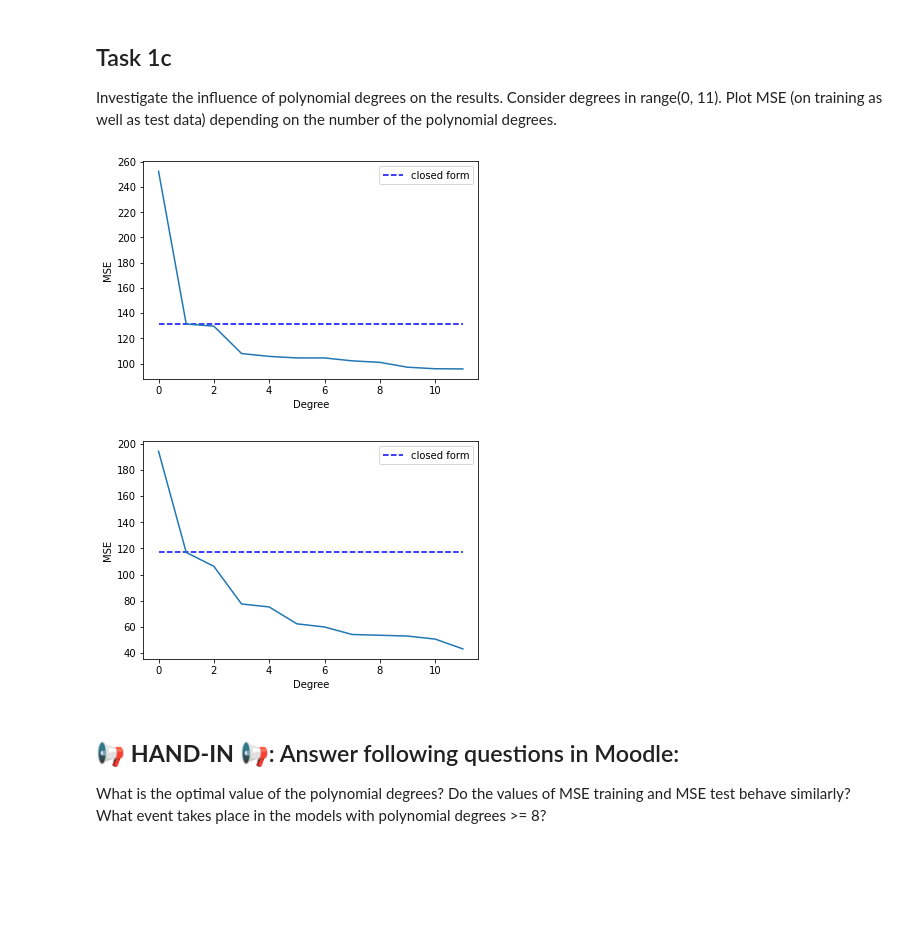
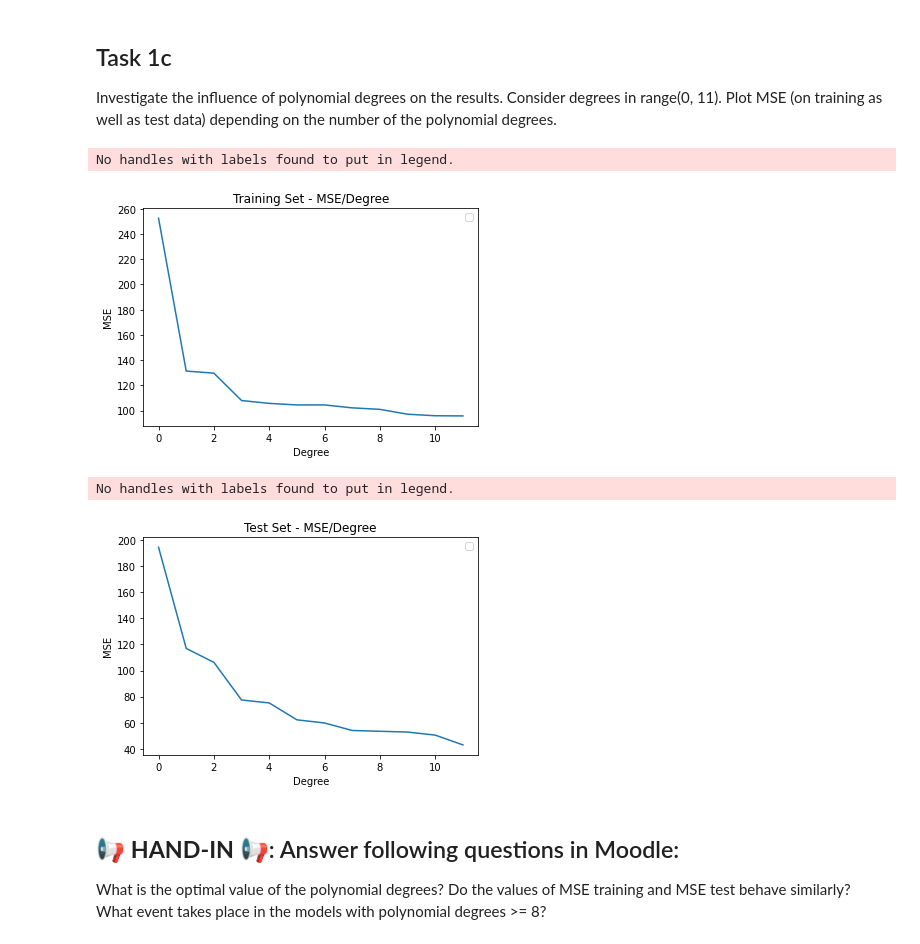
Before and after one commit to schazadm/mldm_hs22, a Jupyter notebook: labs/L04_Polynomial_and_Logistic_Regression_LAB_ASSIGNMENT.ipynb, the cells around one changed output. Cells and saved outputs as stored; diff of their text form; code cells hidden in the pictures; blank space fills up the shorter version.

```diff
--- a/labs/L04_Polynomial_and_Logistic_Regression_LAB_ASSIGNMENT.ipynb
+++ b/labs/L04_Polynomial_and_Logistic_Regression_LAB_ASSIGNMENT.ipynb
@@ -123,13 +123,13 @@ viz_polymonial(X_test, y_test, pol_reg_test, poly_reg)
 ## Task 1c
 Investigate the influence of polynomial degrees on the results. Consider degrees in range(0, 11). Plot MSE (on training as well as test data) depending on the number of the polynomial degrees.
 # %%
-def plot_polynomia_multidegree(x_data, y_data):
+def plot_polynomia_multidegree(x_data, y_data, title):
     degrees = np.arange(0, 12, 1)
 
     # we plot the MSE achieved by the closed form model as a reference
-    closed_form = LinearRegression().fit(x_data, y_data)
-    mse_base = mean_squared_error(y_pred=closed_form.predict(x_data), y_true=y_data)
-    plt.plot(degrees, np.ones_like(degrees) * mse_base, label="closed form", linestyle='--', c='b')
+    # closed_form = LinearRegression().fit(x_data, y_data)
+    # mse_base = mean_squared_error(y_pred=closed_form.predict(x_data), y_true=y_data)
+    # plt.plot(degrees, np.ones_like(degrees) * mse_base, label="closed form", linestyle='--', c='b')
 
     mses = []
 
@@ -141,17 +141,20 @@ def plot_polynomia_multidegree(x_data, y_data):
         mses.append(mean_squared_error(y_data, y_poly_iter))
 
     plt.plot(degrees, mses)
+    plt.title(title)
     plt.xlabel("Degree")
     plt.ylabel("MSE")
     plt.legend()
     plt.show()
     return
 # %%
-plot_polynomia_multidegree(X_train, y_train)
-plot_polynomia_multidegree(X_test, y_test)
+plot_polynomia_multidegree(X_train, y_train, 'Training Set - MSE/Degree')
+plot_polynomia_multidegree(X_test, y_test, 'Test Set - MSE/Degree')
 # %% [output]
+No handles with labels found to put in legend.
-[figure, old version]
+[figure, new version]
+No handles with labels found to put in legend.
-[figure, old version]
+[figure, new version]
 # %% [markdown]
 ## 📢 **HAND-IN** 📢: Answer following questions in Moodle:
 
```
Also changed, not shown: parts of 3 cells of this notebook, 1 other file.
